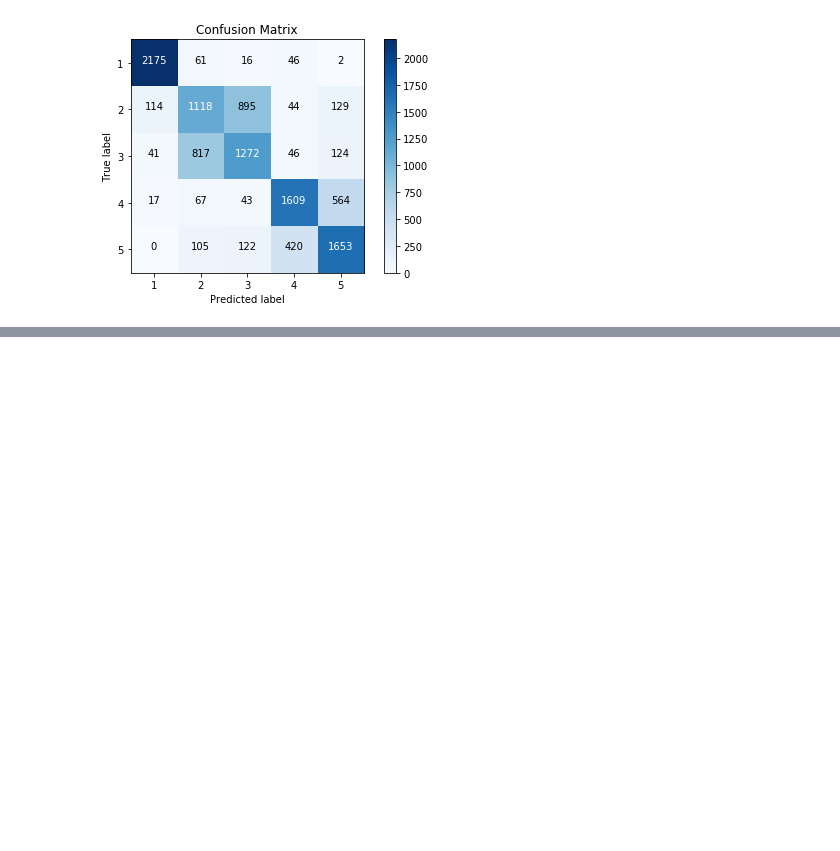
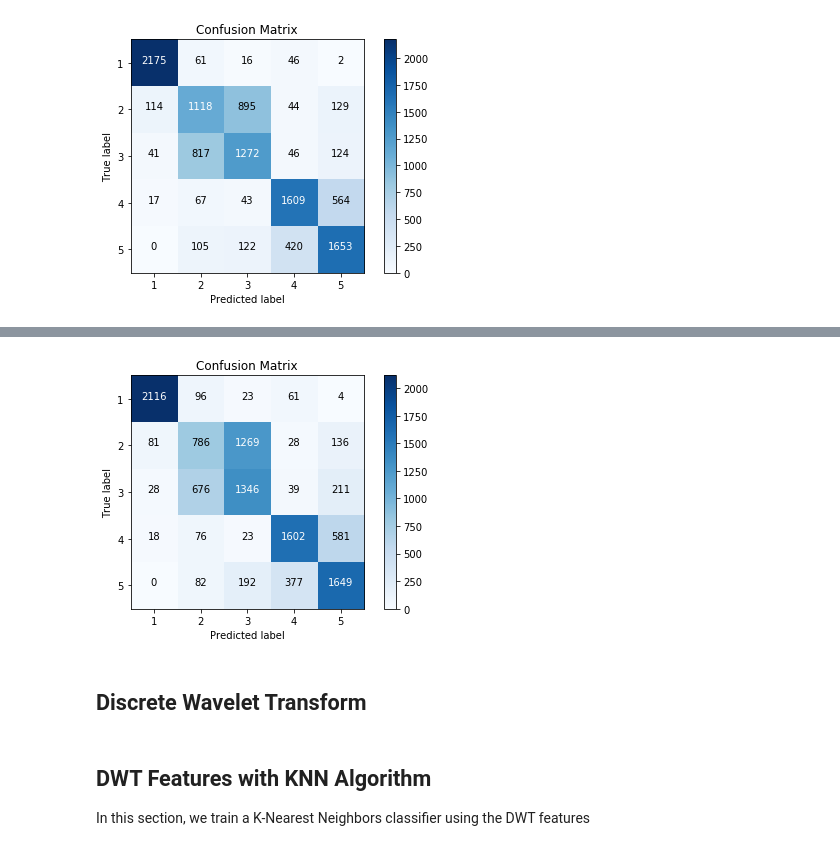
Before and after one commit to carolineh101/cs229-epilepsy, a Jupyter notebook: feature_engineering.ipynb, the cells around one changed output, grey strips where cells are left out. Saved outputs shown, nothing was run; the diff lists cells and outputs as text; code cells hidden in the pictures; blank space fills up the shorter version.

```diff
--- a/feature_engineering.ipynb
+++ b/feature_engineering.ipynb
@@ -168,0 +214,6 @@ util.visualize_confusion_matrix(b_cm, classes)
+# %%
+util.visualize_confusion_matrix(b_cm, classes)
+# %% [output]
+[figure, added]
+# %% [markdown]
+## Discrete Wavelet Transform
@@ -168,0 +228,3 @@ util.visualize_confusion_matrix(b_cm, classes)
+# %% [markdown]
+## DWT Features with KNN Algorithm
+In this section, we train a K-Nearest Neighbors classifier using the DWT features
```
Also changed, not shown: parts of 16 cells of this notebook, 1 other file.
